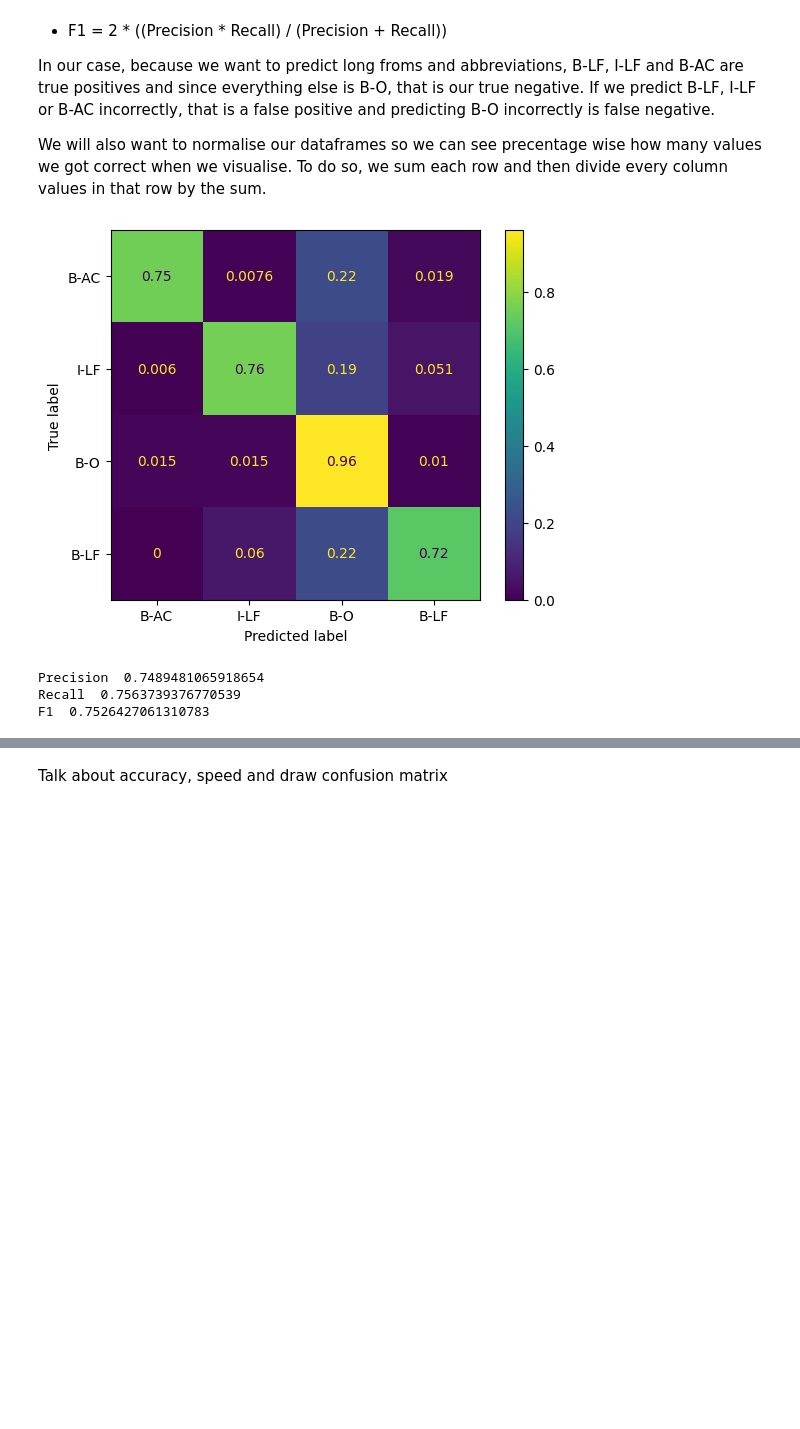
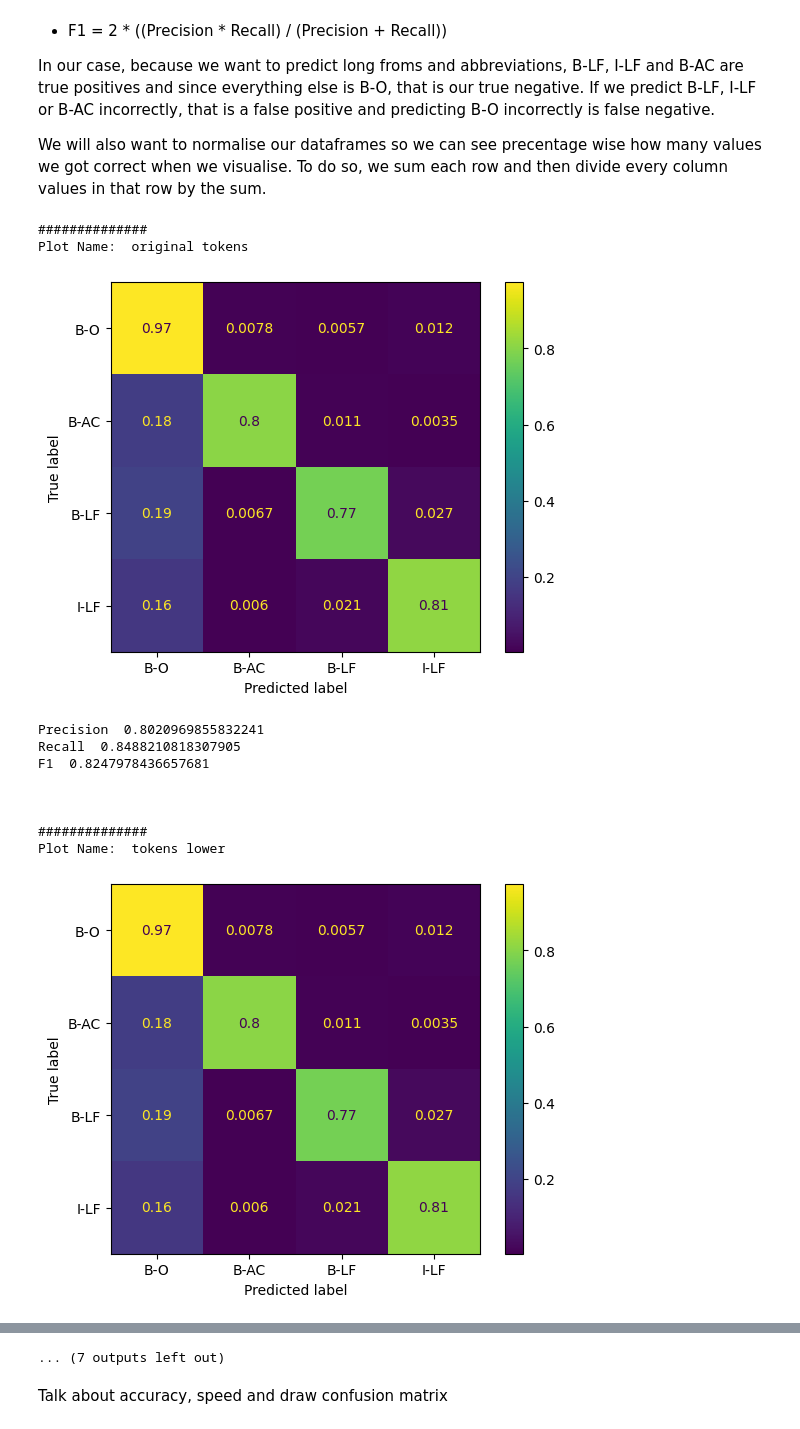
Before and after one commit to OliverKrieger/COM3029---NLP, a Jupyter notebook: cw/report/report_notebook.ipynb, the cells around one changed output, grey strips where cells are left out. Saved outputs shown, nothing was run; the diff lists cells and outputs as text; code cells hidden in the pictures; blank space fills up the shorter version.

Commit message:
one run exp1, but all plots same?

```diff
--- a/cw/report/report_notebook.ipynb
+++ b/cw/report/report_notebook.ipynb
@@ -501,7 +501,7 @@ As we can see, where the word "gypes" is, it is represented by 3 sequential "10"
 With this, we are ready to perform processing our tokens into input ids and padding the ner tags:
 # %%
 def tokenize_and_align_labels(data_collection:DataCollection) -> BatchEncoding:
-    tokenized_inputs = tokenizer(data_collection.get_token_list(), truncation=True, is_split_into_words=True, max_length=512, padding=True) # tokenise inputs
+    tokenized_inputs = tokenizer(data_collection.get_token_list(), truncation=True, is_split_into_words=True, max_length=512) # tokenise inputs
 
     labels = [] # create empty labels list to later matchs with tokenised inputs
 
@@ -635,7 +635,7 @@ def get_trainer(model, training_args:TrainingArguments, tokenised_train:list[dic
         train_dataset=tokenised_train, # train dataset tokenised
         eval_dataset=tokenised_eval, # testing dataset tokenised for model training evaluation
         tokenizer=tokenizer, # which tokeniser are we using
-        # data_collator=data_collator, # data collector pads the tokens along with the labels
+        data_collator=data_collator, # data collector pads the tokens along with the labels
         compute_metrics=compute_metrics, # function to compute metrics on how well we are scoring
     )
 # %%
@@ -647,13 +647,8 @@ def get_exp_checkpoint(exp_path:str):
     checkpoint_name:str = os.listdir(exp_dir)[0] # selects first checkpoint name found
     return os.path.join(exp_dir, checkpoint_name)
 
-do_retrain_exp1 = False # if do not want to retrain turn to false, else set true
+do_retrain_exp1 = True # if do not want to retrain turn to false, else set true
 
-trainer_original:Trainer = get_trainer(
-    train_model if do_retrain_exp1 else AutoModelForTokenClassification.from_pretrained(get_exp_checkpoint("exp_1/orig"), num_labels=len(label_list), id2label=id2label, label2id=label2id),
-    get_training_args("exp_1/orig"),
-    train_tokenised_original,
-    test_tokenised)
 trainer_original:Trainer = get_trainer(
     train_model if do_retrain_exp1 else AutoModelForTokenClassification.from_pretrained(get_exp_checkpoint("exp_1/orig"), num_labels=len(label_list), id2label=id2label, label2id=label2id),
     get_training_args("exp_1/orig"),
@@ -814,11 +811,9 @@ def calc_recall(TP, FN):
 def calc_f1_score(precision, recall):
     return 2 * ((precision * recall) / (precision + recall))
 
-def calculate_metrics(trained_model:Trainer):
-    trained_model.evaluate()
+def calculate_metrics(data_frame:pd.DataFrame):
     tn_labels = ["B-O"]
     tp_labels = ["B-AC", "B-LF", "I-LF"]
-    data_frame = trained_model_to_dataframe(trainer_original)
 
     TN = 0
     TP = 0
@@ -843,30 +838,41 @@ def calculate_metrics(trained_model:Trainer):
 # %%
 from sklearn.metrics import ConfusionMatrixDisplay
 from matplotlib import pyplot as plt
 
 def plot_dataframe(dataframe:pd.DataFrame, normalised:bool=True) -> None:
     if normalised:
         result_df = dataframe.div(dataframe.sum(axis=1), axis=0)
     else:
         result_df = dataframe
 
     disp = ConfusionMatrixDisplay(confusion_matrix=result_df.to_numpy(), display_labels=list(original_df.index))
     disp.plot()
     plt.show()
 
-plot_dataframe(original_df, True)
-# plot_dataframe(lower_df)
-# plot_dataframe(punct_df)
-# plot_dataframe(stop_df)
-# plot_dataframe(stop_and_punct_df)
-# plot_dataframe(unique_df)
-# plot_dataframe(stemmed_df)
-# plot_dataframe(lemma_df)
-# plot_dataframe(special_df)
+def plot_and_metric(plot_df, normalise=True, name=""):
+    print("\n\n\n##############\nPlot Name: ", name)
+    plot_dataframe(plot_df, normalise)
+    calculate_metrics(plot_df)
 
-calculate_metrics(trainer_original)
+plot_and_metric(original_df, name="original tokens")
+plot_and_metric(lower_df, name="tokens lower")
+plot_and_metric(punct_df, name="punctuations removed")
+plot_and_metric(stop_df, name="stop words removed")
+plot_and_metric(stop_and_punct_df, name="stop words and punctuations removed")
+plot_and_metric(unique_df, name="unique words removed with stop words and punctuations")
+plot_and_metric(stemmed_df, name="stemmed tokens")
+plot_and_metric(lemma_df, name="lemmatised tokens")
+plot_and_metric(special_df, name="special tokens removed")
 # %% [output]
+##############
+Plot Name:  original tokens
-[figure, old version]
+[figure, new version]
-Precision  0.7489481065918654
-Recall  0.7563739376770539
-F1  0.7526427061310783
+Precision  0.8020969855832241
+Recall  0.8488210818307905
+F1  0.8247978436657681
+
+
+
+##############
+Plot Name:  tokens lower
+[figure, added]
@@ -873,2 +915,3 @@ F1  0.7526427061310783
+... (7 outputs left out)
 # %% [markdown]
 Talk about accuracy, speed and draw confusion matrix
```
Also changed, not shown: parts of 5 cells of this notebook.
